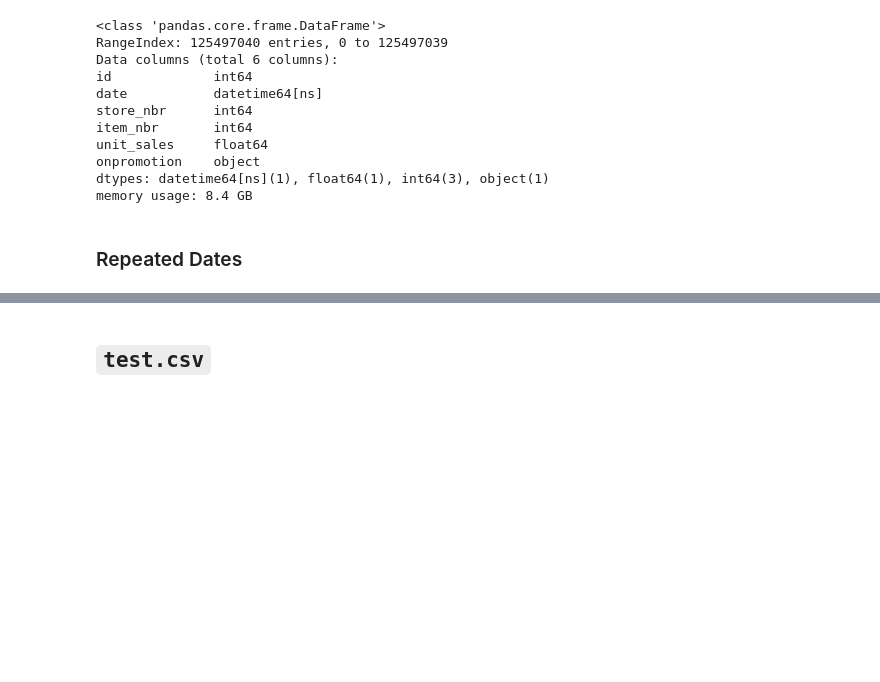
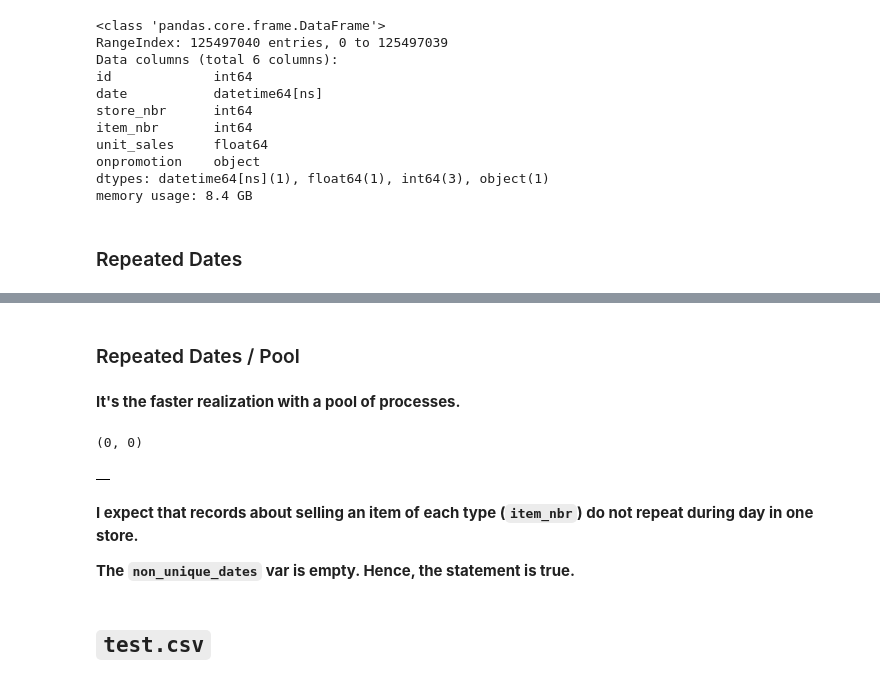
Before and after one commit to ilirium/kaggle-favorita, a Jupyter notebook: favorita-01-look-at-files-02-additional.ipynb, the cells around one changed output, grey strips where cells are left out. Cells and saved outputs as stored; diff of their text form; code cells hidden in the pictures; blank space fills up the shorter version.

Commit message:
checked repeated dates

```diff
--- a/favorita-01-look-at-files-02-additional.ipynb
+++ b/favorita-01-look-at-files-02-additional.ipynb
@@ -183,3 +184,51 @@ KeyboardInterrupt:
+# %% [markdown]
+### Repeated Dates / Pool
+# %% [markdown]
+**It's the faster realization with a pool of processes.**
+# %%
+from multiprocessing import Pool
+from itertools import product
+
+num_cores = 8 # from $lscpu or $cat /proc/cpuinfo
+
+# non_unique_dates = pd.DataFrame({'date': [], 'store_nbr': []})
+store_nbr_column = train['store_nbr'].unique()
+
+def f(date, store):
+    item_nbr = store_subtable.query('date == @date')['item_nbr']
+    if len(item_nbr) != len(item_nbr.unique()):
+        return pd.DataFrame({'date': [date], 'store_nbr': [store]})
+
+    return None
+
+def calc_repeated_dates():
+    non_unique_dates = pd.DataFrame()
+
+    for store in tqdm(store_nbr_column):
+        d = datetime.datetime.now()
+        store_subtable = train.query('(store_nbr == @store)')
+        date_subtable = store_subtable['date'].unique()
+
+        with Pool(processes=num_cores) as pool:
+            out = pool.starmap(f, product(date_subtable, store))
+            if out != [None] * len(out):
+                non_unique_dates = non_unique_dates.append(pd.concat(out))
+
+    return non_unique_dates
+
+non_unique_dates = calc_repeated_dates()
+# %%
+non_unique_dates.shape
+# %% [output]
+(0, 0)
+# %%
+non_unique_dates
+# %% [output]
+|  |
+# %% [markdown]
+**I expect that records about selling an item of each type (`item_nbr`) do not repeat during day in one store.**
+
+**The `non_unique_dates` var is empty. Hence, the statement is true.**
 # %% [markdown]
 ## `test.csv`
 # %%
```
Also changed, not shown: parts of 6 cells of this notebook.
